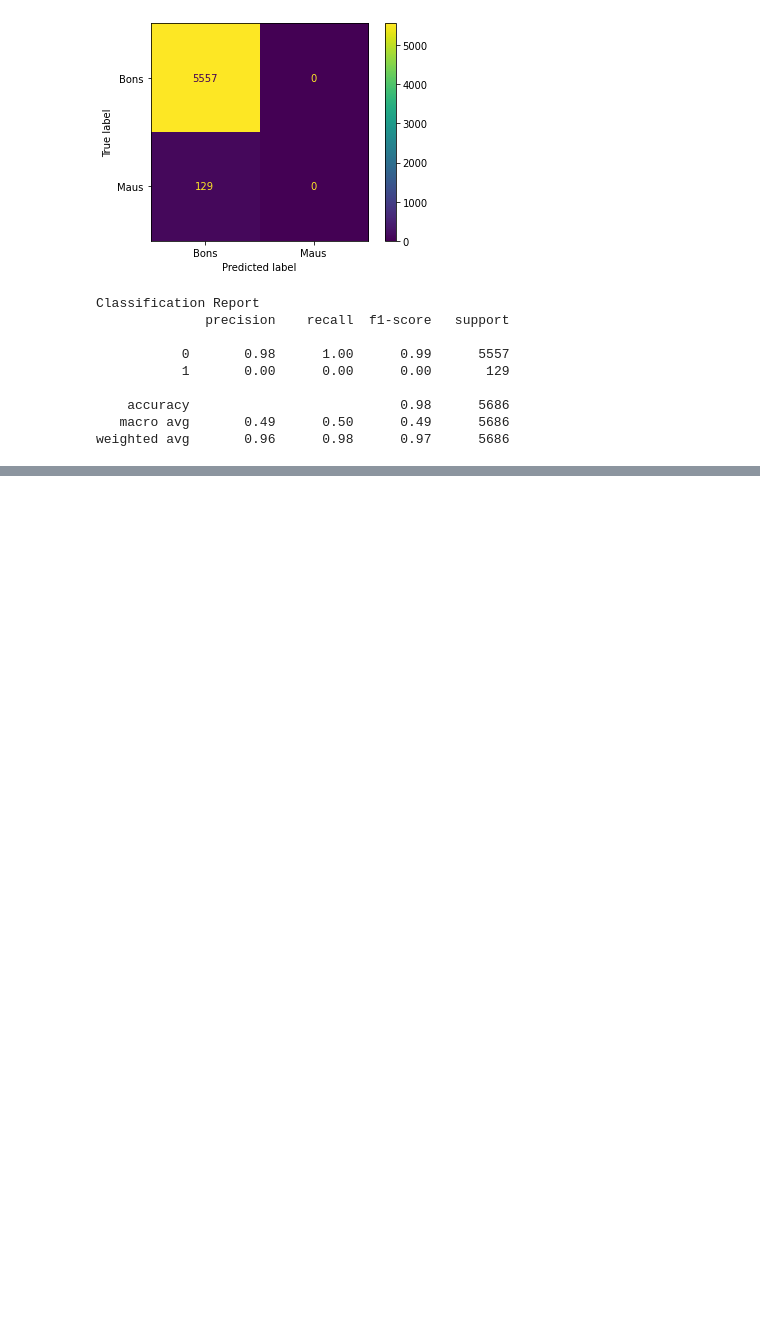
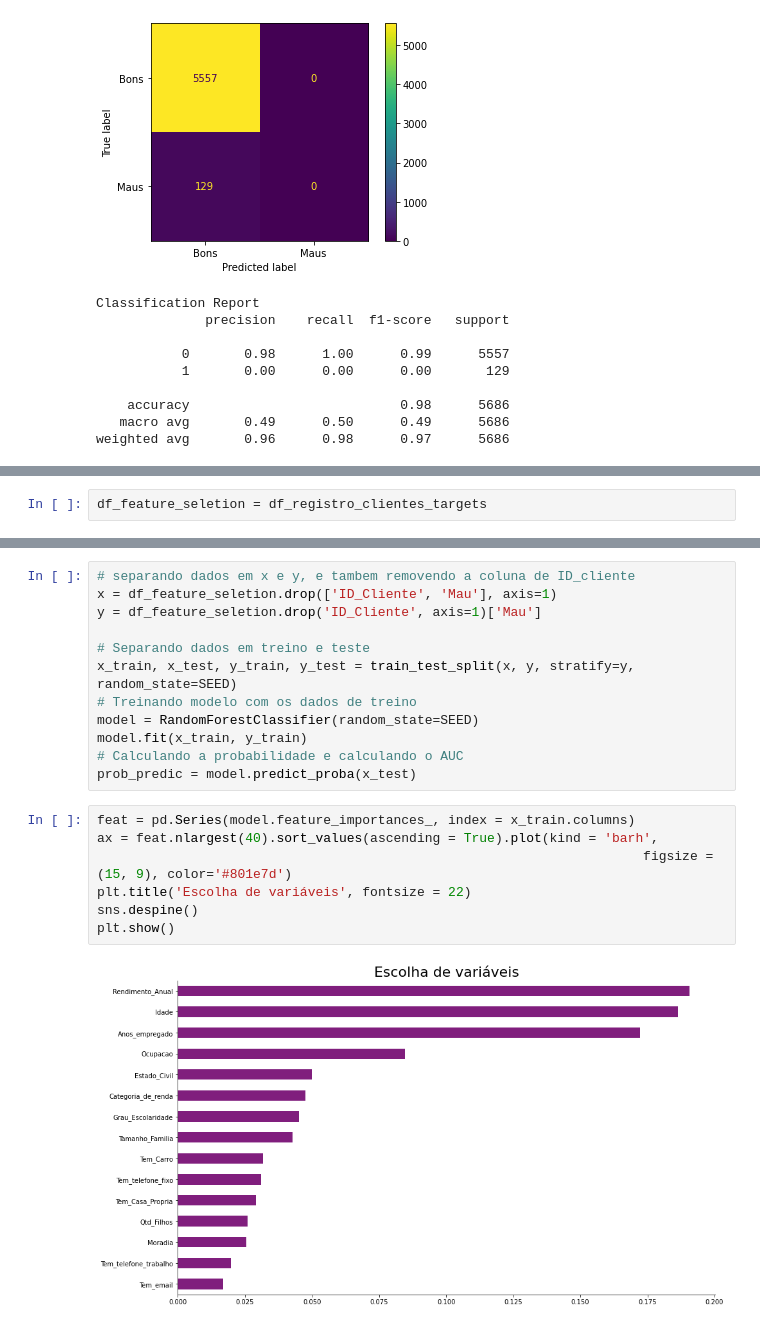
Before and after one commit to JuniorTorresMTJ/TowerBank, a Jupyter notebook: notebooks/TowerBank_ML.ipynb, the cells around one changed output, grey strips where cells are left out. Drawn from its saved outputs; the diff is of its cells as text; blank space fills up the shorter version.

```diff
--- a/notebooks/TowerBank_ML.ipynb
+++ b/notebooks/TowerBank_ML.ipynb
@@ -204,0 +277,2 @@ weighted avg       0.96      0.98      0.97      5686
+# %%
+df_feature_seletion = df_registro_clientes_targets
@@ -204,0 +297,21 @@ weighted avg       0.96      0.98      0.97      5686
+# %%
+# separando dados em x e y, e tambem removendo a coluna de ID_cliente
+x = df_feature_seletion.drop(['ID_Cliente', 'Mau'], axis=1)
+y = df_feature_seletion.drop('ID_Cliente', axis=1)['Mau']
+
+# Separando dados em treino e teste
+x_train, x_test, y_train, y_test = train_test_split(x, y, stratify=y, random_state=SEED)
+# Treinando modelo com os dados de treino
+model = RandomForestClassifier(random_state=SEED)
+model.fit(x_train, y_train)
+# Calculando a probabilidade e calculando o AUC
+prob_predic = model.predict_proba(x_test)
+# %%
+feat = pd.Series(model.feature_importances_, index = x_train.columns)
+ax = feat.nlargest(40).sort_values(ascending = True).plot(kind = 'barh',
+                                                                      figsize = (15, 9), color='#801e7d')
+plt.title('Escolha de variáveis', fontsize = 22)
+sns.despine()
+plt.show()
+# %% [output]
+[figure, added]
```
Also changed, not shown: parts of 16 cells of this notebook.
